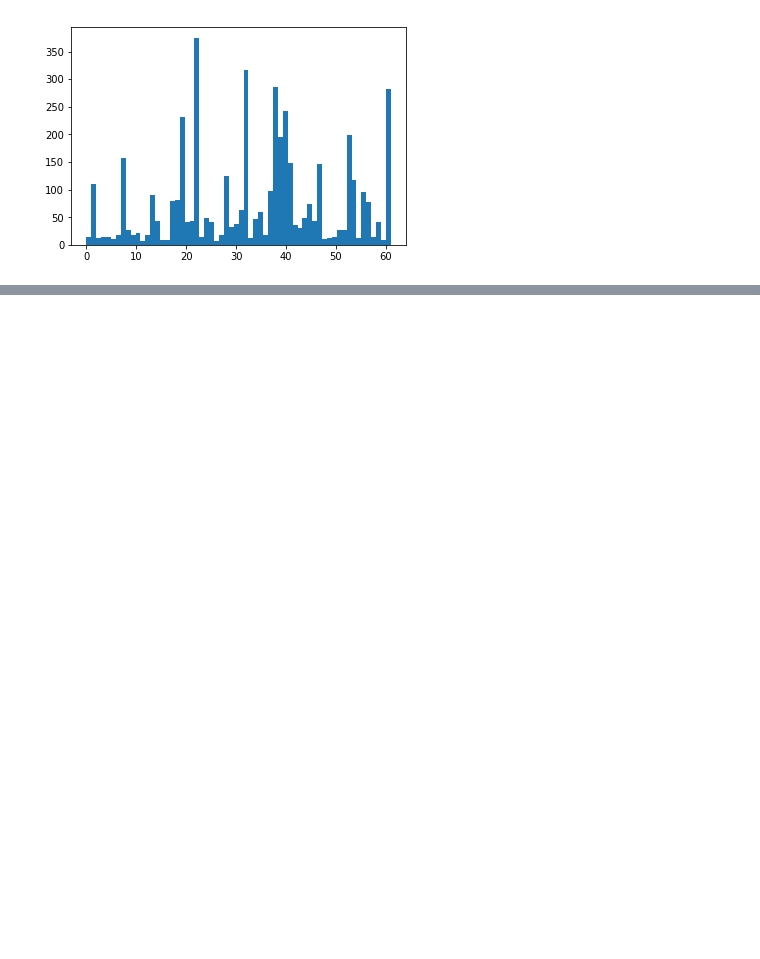
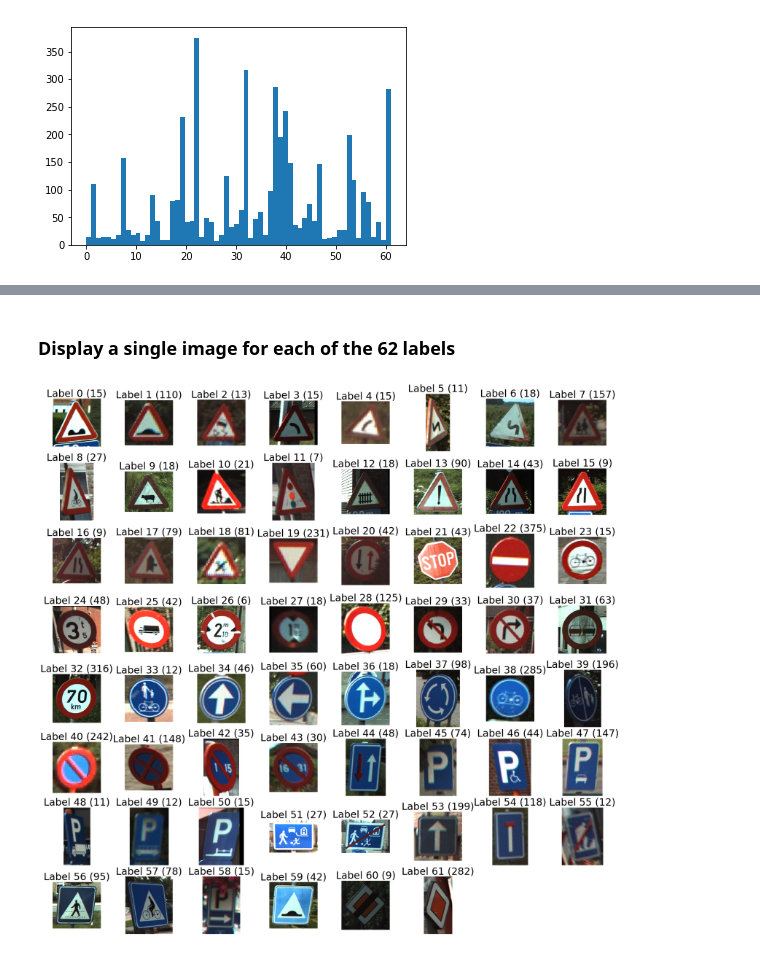
Before and after one commit to TeyimPila/traffic-sign-recognition, a Jupyter notebook: Traffic sign classification using Belgian Traffic Sign data.ipynb, the cells around one changed output, grey strips where cells are left out. Cells and saved outputs as stored; diff of their text form; code cells hidden in the pictures; blank space fills up the shorter version.

```diff
--- a/Traffic sign classification using Belgian Traffic Sign data.ipynb
+++ b/Traffic sign classification using Belgian Traffic Sign data.ipynb
@@ -46,0 +73,38 @@ plt.show()
+# %% [markdown]
+### Display a single image for each of the 62 labels
+# %%
+# Print one image per label
+unique_labels = set(labels)
+
+# Initialize the plots
+plt.figure(figsize=(30, 30))
+plt.subplots_adjust(wspace=0.5)
+
+
+# Initialize counter
+i = 1
+
+# For each unique label
+
+for label in unique_labels:
+    # You pick one image for each label
+    image = images[labels.index(label)]
+
+    # Define 64 subplots
+    plt.subplot(8, 8, i)
+
+    # Don't include axes
+    plt.axis('off')
+
+    # Add a title to each subplot
+    plt.title("Label {0} ({1})".format(label, labels.count(label)), {'fontsize': 30})
+
+    # Add 1 to the counter
+    i += 1
+
+    # And you plot this first image
+    plt.imshow(image)
+
+plt.show()
+# %% [output]
+[figure, added]
```
Also changed, not shown: parts of 4 cells of this notebook.
